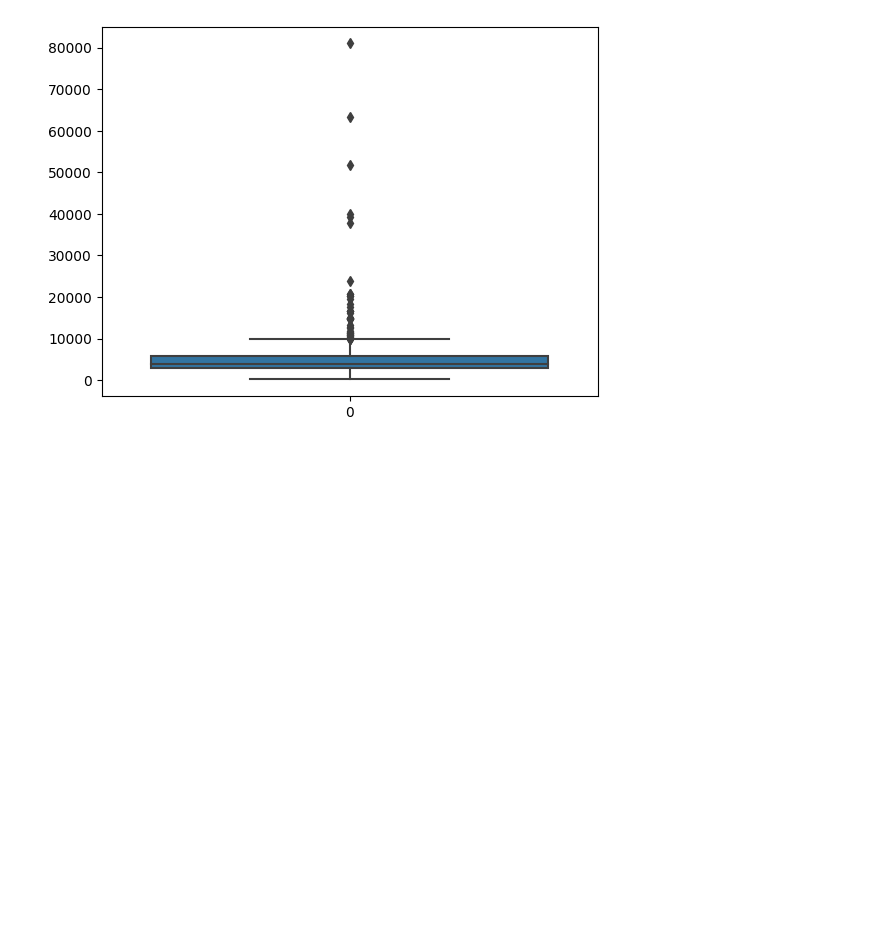
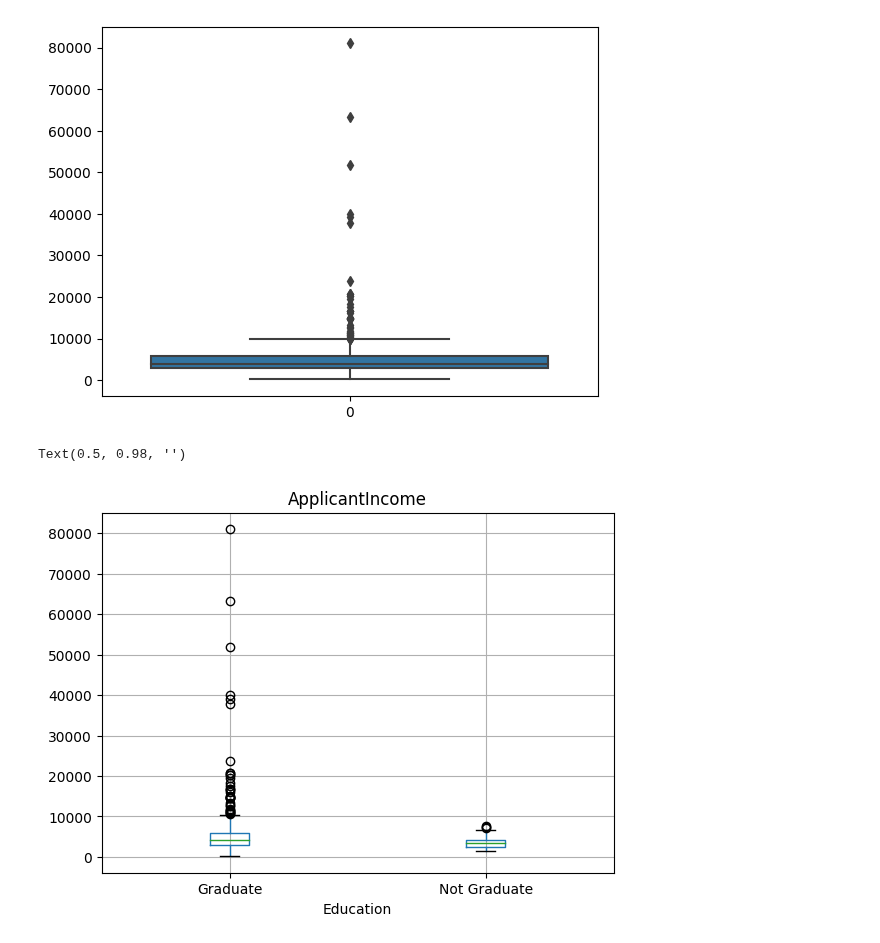
Before and after one commit to itsmepramila/data-science--8am-project, a Jupyter notebook: loan application prediction/loan application prediction.ipynb, the cells around one changed output. Cells and saved outputs as stored; diff of their text form; code cells hidden in the pictures; blank space fills up the shorter version.

```diff
--- a/loan application prediction/loan application prediction.ipynb
+++ b/loan application prediction/loan application prediction.ipynb
@@ -177,3 +181,9 @@ sns.boxplot(df['ApplicantIncome'])
 plt.show()
 # %% [output]
 [figure]
+# %%
+df.boxplot(column='ApplicantIncome', by = 'Education')
+plt.suptitle("")
+# %% [output]
+Text(0.5, 0.98, '')
+[figure, added]
```
Also changed, not shown: parts of 1 cell of this notebook.
